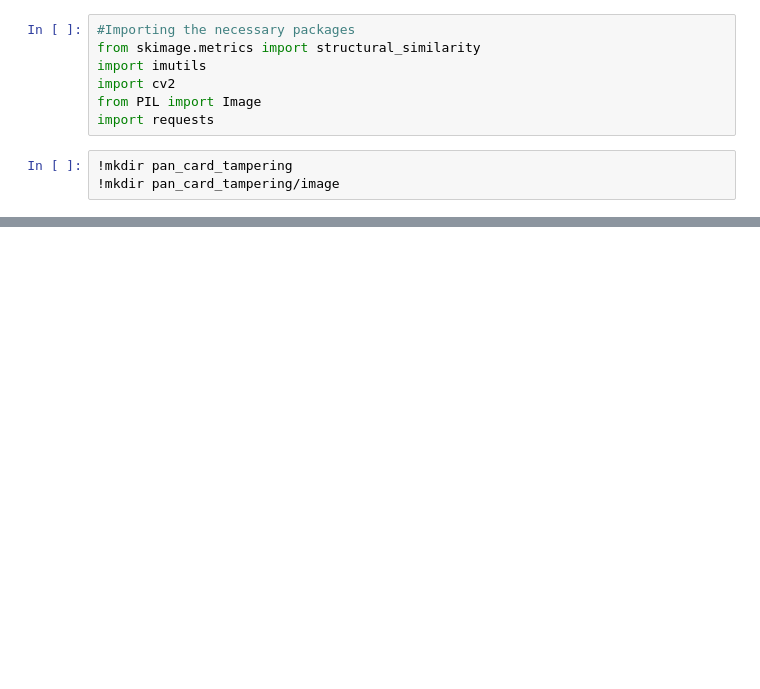
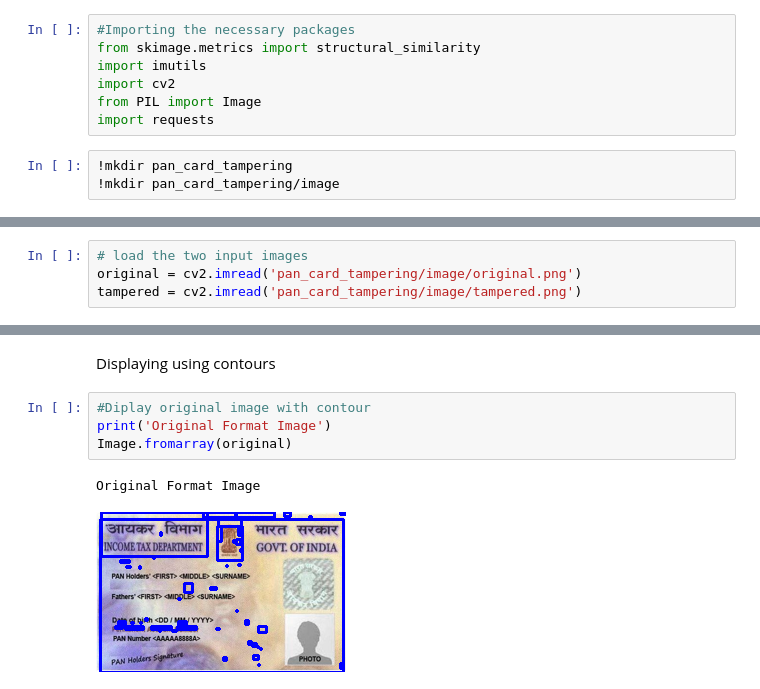
Before and after one commit to swathisl170499/Pan-Card-Tampering, a Jupyter notebook: Pan_Card_Tampering_Detection.ipynb, the cells around one changed output, grey strips where cells are left out. Cells and saved outputs as stored; diff of their text form; blank space fills up the shorter version.

```diff
--- a/Pan_Card_Tampering_Detection.ipynb
+++ b/Pan_Card_Tampering_Detection.ipynb
@@ -19,0 +64,4 @@ import requests
+# %%
+# load the two input images
+original = cv2.imread('pan_card_tampering/image/original.png')
+tampered = cv2.imread('pan_card_tampering/image/tampered.png')
@@ -19,0 +98,9 @@ import requests
+# %% [markdown]
+Displaying using contours
+# %%
+#Diplay original image with contour
+print('Original Format Image')
+Image.fromarray(original)
+# %% [output]
+Original Format Image
+[figure, added]
```
Also changed, not shown: parts of 20 cells of this notebook.
